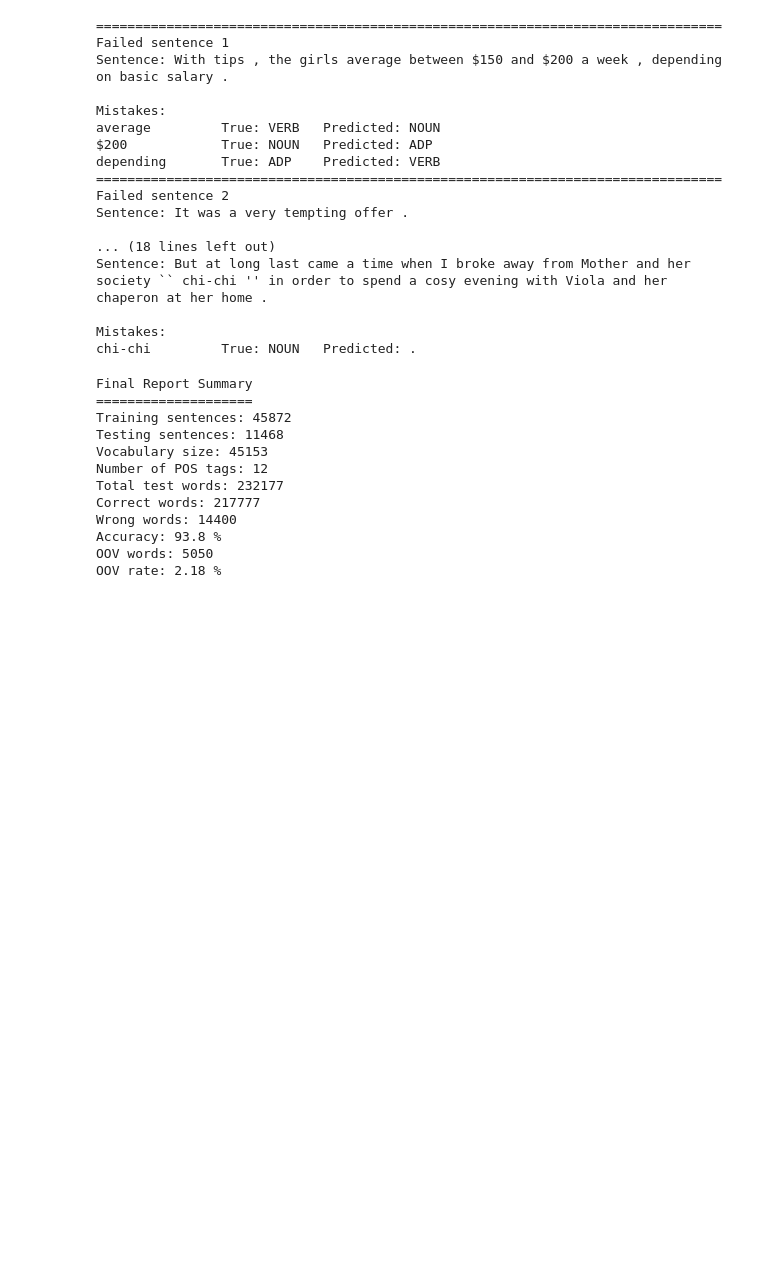
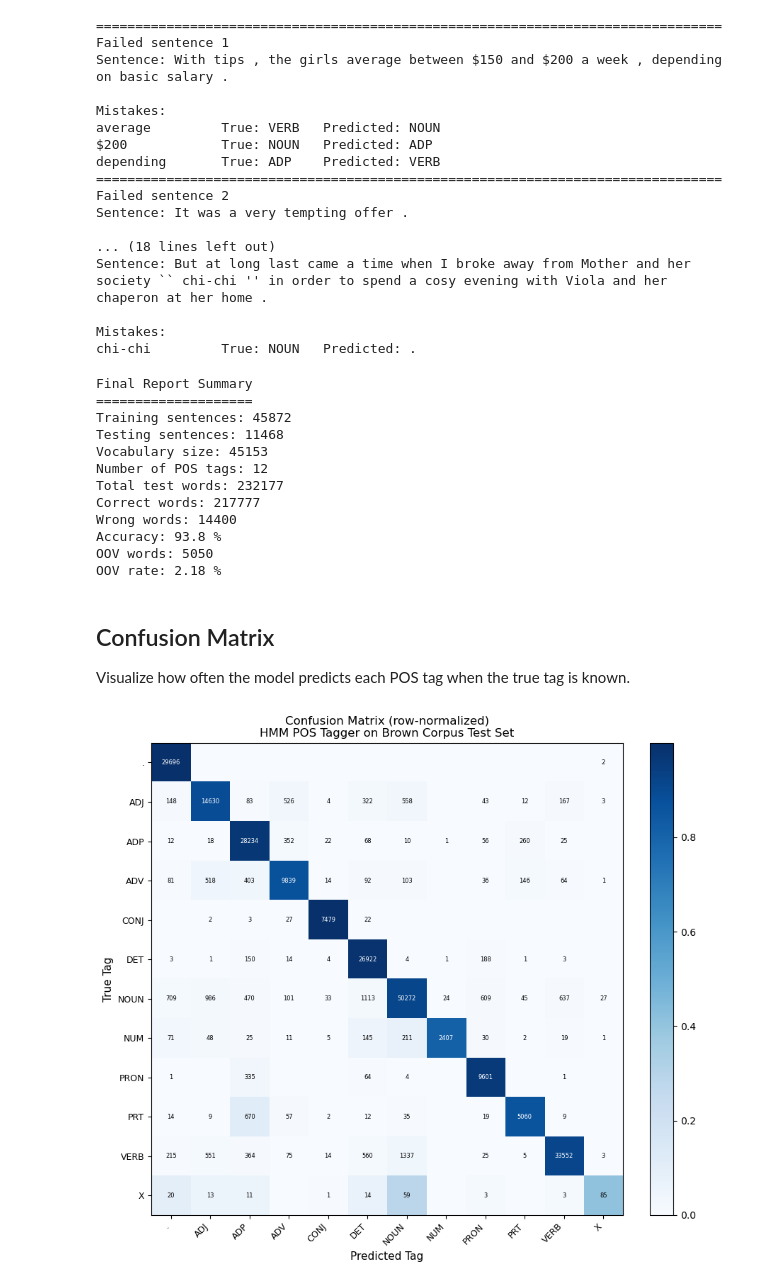
Before and after one commit to HeamVisal/hmm-pos-tagger-brown-corpus, a Jupyter notebook: project1-result-check.ipynb, the cells around one changed output. Saved outputs shown, nothing was run; the diff lists cells and outputs as text; code cells hidden in the pictures; blank space fills up the shorter version.

```diff
--- a/project1-result-check.ipynb
+++ b/project1-result-check.ipynb
@@ -1000,3 +1000,59 @@ Wrong words: 14400
 Accuracy: 93.8 %
 OOV words: 5050
 OOV rate: 2.18 %
+# %% [markdown]
+## Confusion Matrix
+
+Visualize how often the model predicts each POS tag when the true tag is known.
+# %%
+import numpy as np
+import matplotlib.pyplot as plt
+
+# Build confusion matrix
+tag_list = sorted(tags)
+tag_index = {tag: i for i, tag in enumerate(tag_list)}
+n = len(tag_list)
+
+conf_matrix = np.zeros((n, n), dtype=int)
+
+for sentence in test_data:
+    words = [w for w, t in sentence]
+    true_tags_sent = [t for w, t in sentence]
+    pred_tags_sent = log_viterbi(words, tags, A, B, pi)
+    for true_t, pred_t in zip(true_tags_sent, pred_tags_sent):
+        conf_matrix[tag_index[true_t]][tag_index[pred_t]] += 1
+
+# Normalize rows to get proportions
+row_sums = conf_matrix.sum(axis=1, keepdims=True)
+conf_matrix_norm = np.divide(conf_matrix, row_sums,
+                              out=np.zeros_like(conf_matrix, dtype=float),
+                              where=row_sums != 0)
+
+fig, ax = plt.subplots(figsize=(10, 8))
+
+im = ax.imshow(conf_matrix_norm, interpolation='nearest', cmap='Blues')
+plt.colorbar(im, ax=ax, fraction=0.046, pad=0.04)
+
+ax.set_xticks(range(n))
+ax.set_yticks(range(n))
+ax.set_xticklabels(tag_list, rotation=45, ha='right', fontsize=9)
+ax.set_yticklabels(tag_list, fontsize=9)
+
+# Annotate each cell with the raw count (skip zeros to reduce clutter)
+for i in range(n):
+    for j in range(n):
+        count = conf_matrix[i, j]
+        if count > 0:
+            color = 'white' if conf_matrix_norm[i, j] > 0.5 else 'black'
+            ax.text(j, i, str(count), ha='center', va='center',
+                    fontsize=6, color=color)
+
+ax.set_xlabel('Predicted Tag', fontsize=11)
+ax.set_ylabel('True Tag', fontsize=11)
+ax.set_title('Confusion Matrix (row-normalized)\nHMM POS Tagger on Brown Corpus Test Set',
+             fontsize=12)
+
+plt.tight_layout()
+plt.show()
+# %% [output]
+[figure, added]
```
Also changed, not shown: parts of 2 cells of this notebook, 19 other files.
